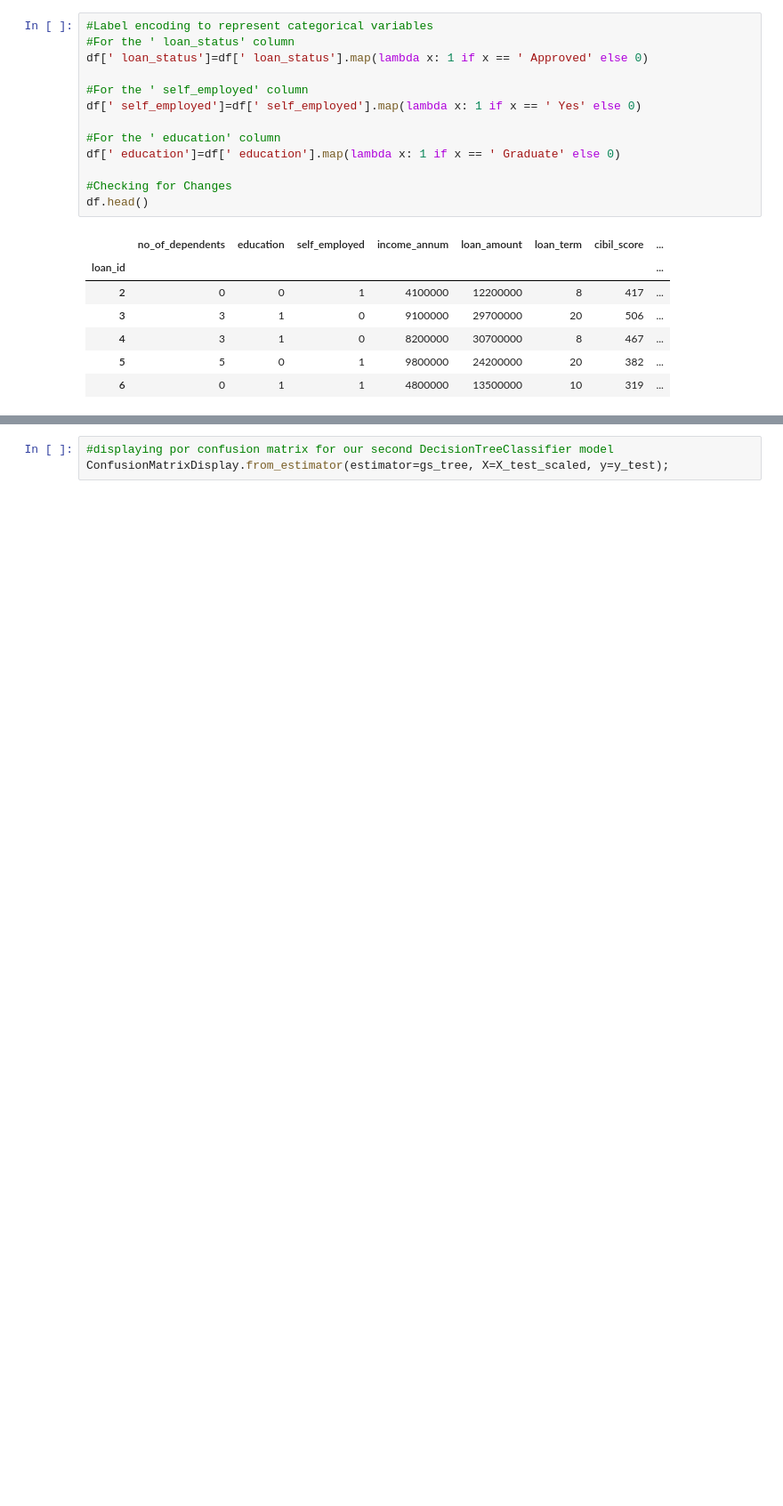
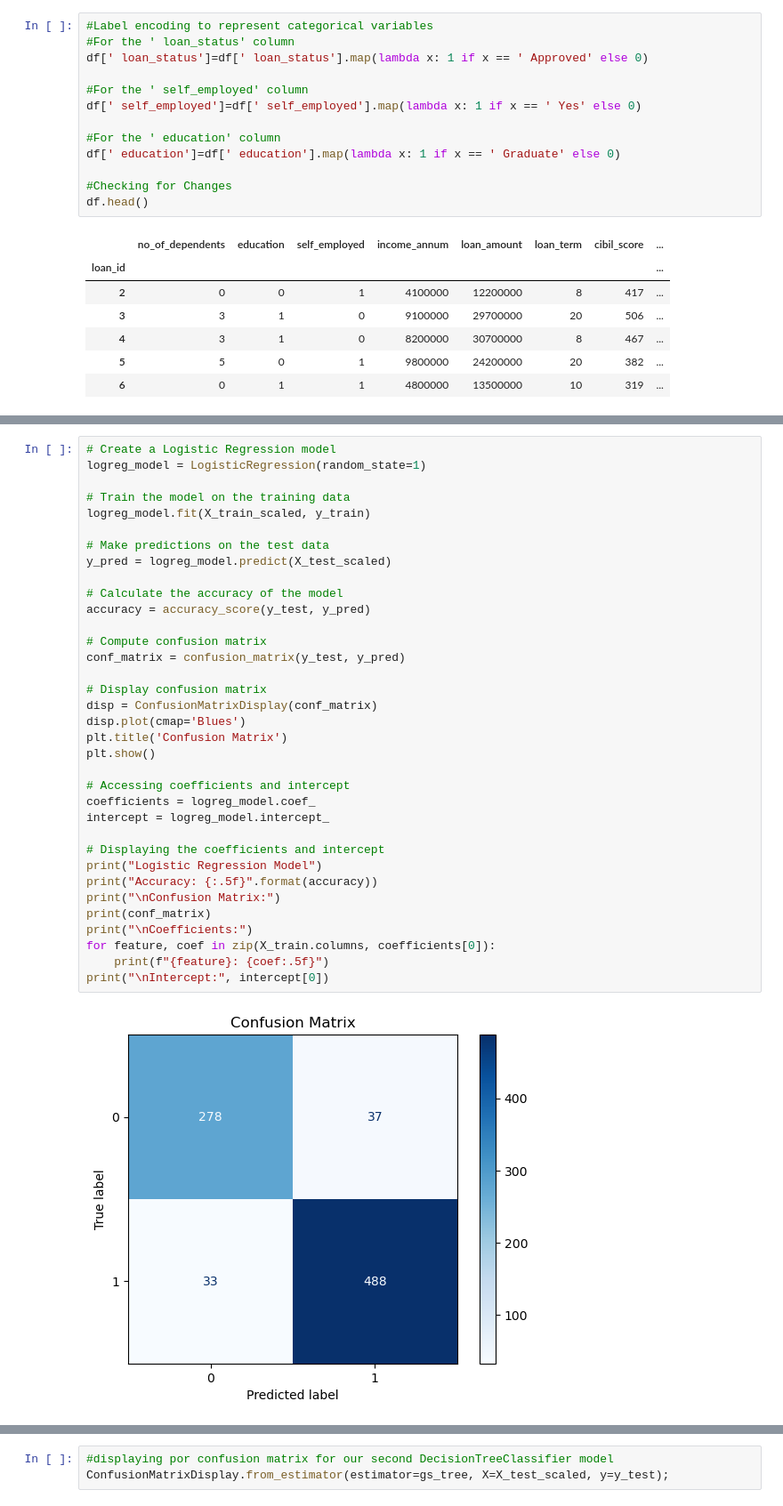
Before and after one commit to mauricenjogu/loan_approval, a Jupyter notebook: index.ipynb, the cells around one changed output, grey strips where cells are left out. Shown: that part at 89% size. Cells and saved outputs as stored; diff of their text form; blank space fills up the shorter version.

```diff
--- a/index.ipynb
+++ b/index.ipynb
@@ -436,0 +502,37 @@ weighted avg       0.92      0.92      0.92       836
+# %%
+# Create a Logistic Regression model
+logreg_model = LogisticRegression(random_state=1)
+
+# Train the model on the training data
+logreg_model.fit(X_train_scaled, y_train)
+
+# Make predictions on the test data
+y_pred = logreg_model.predict(X_test_scaled)
+
+# Calculate the accuracy of the model
+accuracy = accuracy_score(y_test, y_pred)
+
+# Compute confusion matrix
+conf_matrix = confusion_matrix(y_test, y_pred)
+
+# Display confusion matrix
+disp = ConfusionMatrixDisplay(conf_matrix)
+disp.plot(cmap='Blues')
+plt.title('Confusion Matrix')
+plt.show()
+
+# Accessing coefficients and intercept
+coefficients = logreg_model.coef_
+intercept = logreg_model.intercept_
+
+# Displaying the coefficients and intercept
+print("Logistic Regression Model")
+print("Accuracy: {:.5f}".format(accuracy))
+print("\nConfusion Matrix:")
+print(conf_matrix)
+print("\nCoefficients:")
+for feature, coef in zip(X_train.columns, coefficients[0]):
+    print(f"{feature}: {coef:.5f}")
+print("\nIntercept:", intercept[0])
+# %% [output]
+[figure, added]
```
Also changed, not shown: parts of 70 cells of this notebook, 1 other file.
